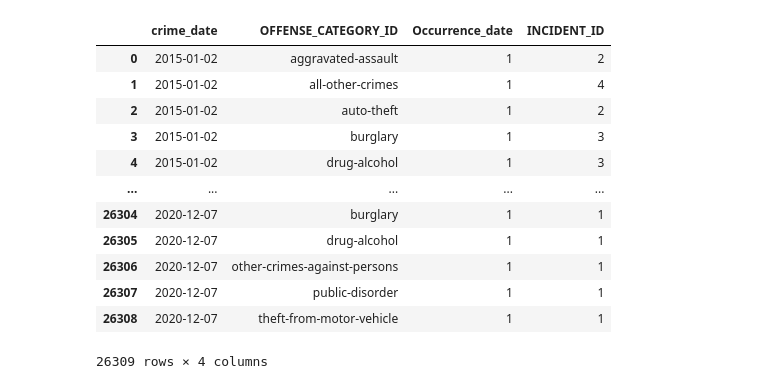
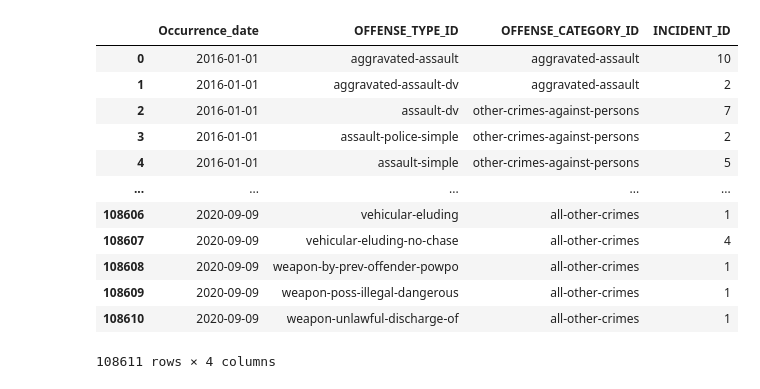
Before and after one commit to mnolker/Criminal_Weather_Denver, a Jupyter notebook: criminal_weather_merged.ipynb, the cells around one changed output. Saved outputs shown, nothing was run; the diff lists cells and outputs as text; code cells hidden in the pictures.

```diff
--- a/criminal_weather_merged.ipynb
+++ b/criminal_weather_merged.ipynb
@@ -47,21 +35,23 @@ memory usage: 93.4+ KB
 # %%
-crime_data['crime_date'] = pd.to_datetime(crime_data['Occurrence_date'])
+crime_data['Occurrence_date'] = pd.to_datetime(crime_data['Occurrence_date'])
+crime_data
+# crime_data_type_only = crime_data.groupby(['crime_date', 'OFFENSE_CATEGORY_ID']).nunique()
 
-crime_data_type_only = crime_data.groupby(['crime_date', 'OFFENSE_CATEGORY_ID']).nunique()
-crime_data_type_only.drop(['crime_date', 'OFFENSE_CATEGORY_ID','OFFENSE_TYPE_ID'], axis=1, inplace=True)
-crime_data_type_only.reset_index()
+# crime_data_type_only.drop(['Occurrence_date','crime_date', 'OFFENSE_CATEGORY_ID','OFFENSE_TYPE_ID'], axis=1, inplace=True)
+# crime_data_type_only= crime_data_type_only.reset_index()
+# crime_data_type_only
 # %% [output]
-|  | crime_date | OFFENSE_CATEGORY_ID | Occurrence_date | INCIDENT_ID |
-| 0 | 2015-01-02 | aggravated-assault | 1 | 2 |
-| 1 | 2015-01-02 | all-other-crimes | 1 | 4 |
-| 2 | 2015-01-02 | auto-theft | 1 | 2 |
-| 3 | 2015-01-02 | burglary | 1 | 3 |
-| 4 | 2015-01-02 | drug-alcohol | 1 | 3 |
+|  | Occurrence_date | OFFENSE_TYPE_ID | OFFENSE_CATEGORY_ID | INCIDENT_ID |
+| 0 | 2016-01-01 | aggravated-assault | aggravated-assault | 10 |
+| 1 | 2016-01-01 | aggravated-assault-dv | aggravated-assault | 2 |
+| 2 | 2016-01-01 | assault-dv | other-crimes-against-persons | 7 |
+| 3 | 2016-01-01 | assault-police-simple | other-crimes-against-persons | 2 |
+| 4 | 2016-01-01 | assault-simple | other-crimes-against-persons | 5 |
 | ... | ... | ... | ... | ... |
-| 26304 | 2020-12-07 | burglary | 1 | 1 |
-| 26305 | 2020-12-07 | drug-alcohol | 1 | 1 |
-| 26306 | 2020-12-07 | other-crimes-against-persons | 1 | 1 |
-| 26307 | 2020-12-07 | public-disorder | 1 | 1 |
-| 26308 | 2020-12-07 | theft-from-motor-vehicle | 1 | 1 |
+| 108606 | 2020-09-09 | vehicular-eluding | all-other-crimes | 1 |
+| 108607 | 2020-09-09 | vehicular-eluding-no-chase | all-other-crimes | 4 |
+| 108608 | 2020-09-09 | weapon-by-prev-offender-powpo | all-other-crimes | 1 |
+| 108609 | 2020-09-09 | weapon-poss-illegal-dangerous | all-other-crimes | 1 |
+| 108610 | 2020-09-09 | weapon-unlawful-discharge-of | all-other-crimes | 1 |
-26309 rows × 4 columns
+108611 rows × 4 columns
 # %%
```
Also changed, not shown: parts of 26 cells of this notebook.
